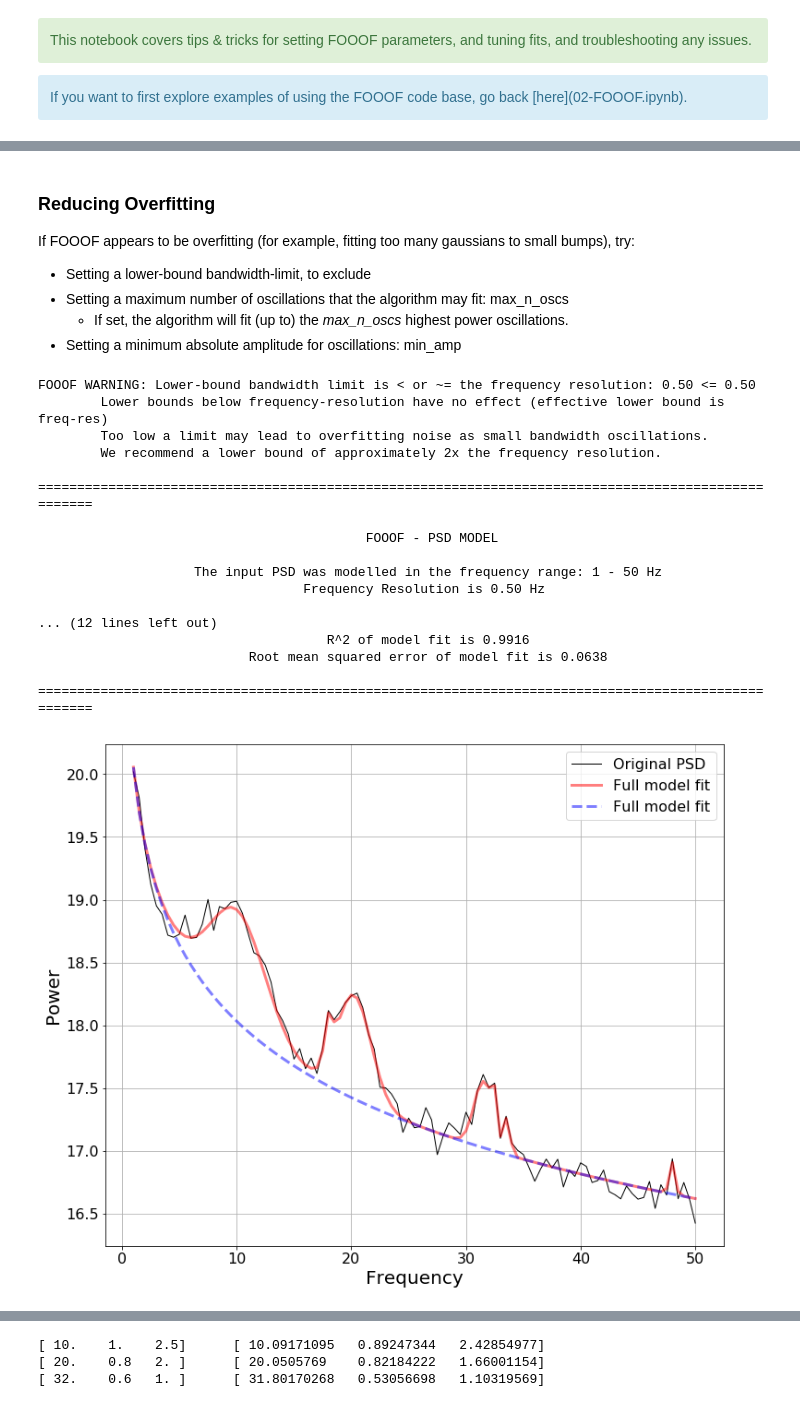
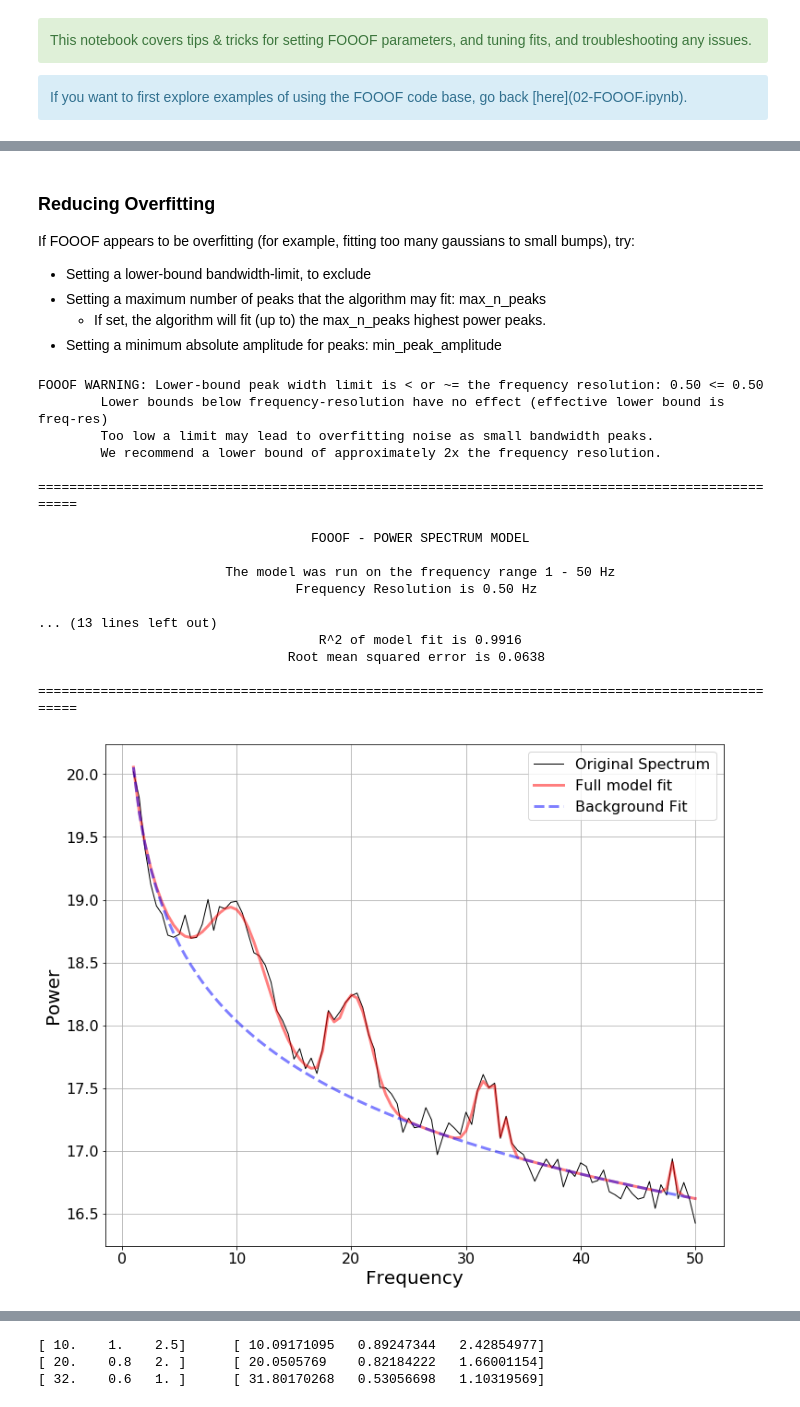
Before and after one commit to fooof-tools/fooof, a Jupyter notebook: tutorial/05-Tuning&Troubleshooting.ipynb, the cells around one changed output, grey strips where cells are left out. Drawn from its saved outputs; the diff is of its cells as text; code cells hidden in the pictures.

```diff
--- a/tutorial/05-Tuning&Troubleshooting.ipynb
+++ b/tutorial/05-Tuning&Troubleshooting.ipynb
@@ -24,14 +23,14 @@ from fooof.core.utils import group_three
 # Set random state, for to freeze the generate synthetic data
 np.random.seed(321)
 # %%
-## Create a noisy synthetic PSD
+## Create a noisy synthetic power spectrum
 # Background parameters, as [offset, slope]
 bg = [20, 2]
-# Oscillation parameters
-oscs = [10, 1.0, 2.5, 20, 0.8, 2, 32, 0.6, 1]
+# Peak parameters
+peaks = [10, 1.0, 2.5, 20, 0.8, 2, 32, 0.6, 1]
 
-# Create the PSD
-freqs, psd = mk_fake_data(mk_freq_vector([1, 50], 0.5), bg, oscs, nlv=0.1)
+# Create a synthetic power spectrum
+freqs, spectrum = gen_power_spectrum([1, 50], bg, peaks, nlv=0.1)
 # %% [markdown]
 ## FOOOF Settings
 
@@ -71,30 +70,30 @@ We therefore recommend that, for a given dataset, initial explorations should in
 If FOOOF appears to be overfitting (for example, fitting too many gaussians to small bumps), try:
 
 - Setting a lower-bound bandwidth-limit, to exclude
-- Setting a maximum number of oscillations that the algorithm may fit: max_n_oscs
-    - If set, the algorithm will fit (up to) the _max_n_oscs_ highest power oscillations.
-- Setting a minimum absolute amplitude for oscillations: min_amp
+- Setting a maximum number of peaks that the algorithm may fit: max_n_peaks
+    - If set, the algorithm will fit (up to) the max_n_peaks highest power peaks.
+- Setting a minimum absolute amplitude for peaks: min_peak_amplitude
 # %%
 # Fit an (unconstrained) FOOOF model, liable to overfit
 fm = FOOOF()
-fm.model(freqs, psd)
+fm.report(freqs, spectrum)
 # %% [output]
-FOOOF WARNING: Lower-bound bandwidth limit is < or ~= the frequency resolution: 0.50 <= 0.50
+FOOOF WARNING: Lower-bound peak width limit is < or ~= the frequency resolution: 0.50 <= 0.50
         Lower bounds below frequency-resolution have no effect (effective lower bound is freq-res)
-        Too low a limit may lead to overfitting noise as small bandwidth oscillations.
+        Too low a limit may lead to overfitting noise as small bandwidth peaks.
         We recommend a lower bound of approximately 2x the frequency resolution.
 
-====================================================================================================
+==================================================================================================
 
-                                          FOOOF - PSD MODEL
+                                   FOOOF - POWER SPECTRUM MODEL
 
-                    The input PSD was modelled in the frequency range: 1 - 50 Hz
-                                  Frequency Resolution is 0.50 Hz
+                        The model was run on the frequency range 1 - 50 Hz
+                                 Frequency Resolution is 0.50 Hz
 
-... (12 lines left out)
-                                     R^2 of model fit is 0.9916
-                           Root mean squared error of model fit is 0.0638
+... (13 lines left out)
+                                    R^2 of model fit is 0.9916
+                                Root mean squared error is 0.0638
 
-====================================================================================================
+==================================================================================================
-[figure, old version]
+[figure, new version]
 # %% [markdown]
```
Also changed, not shown: parts of 19 cells of this notebook, 8 other files.
